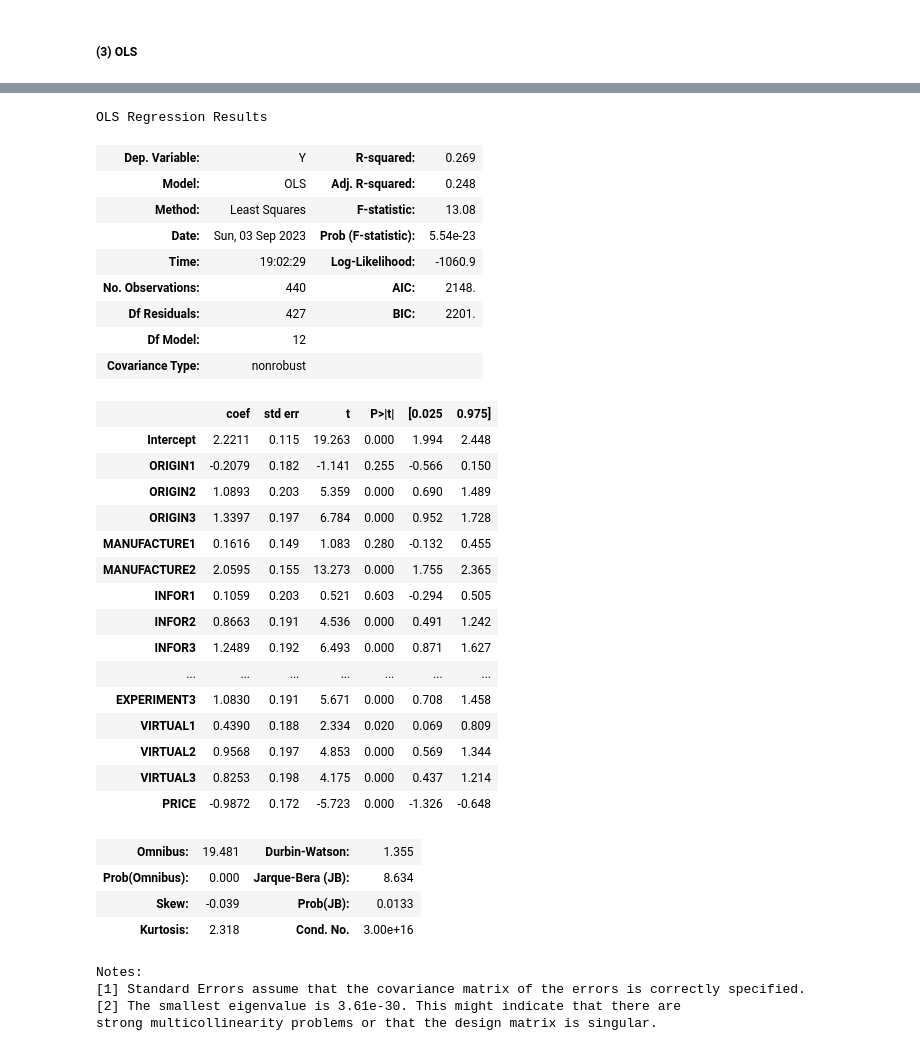
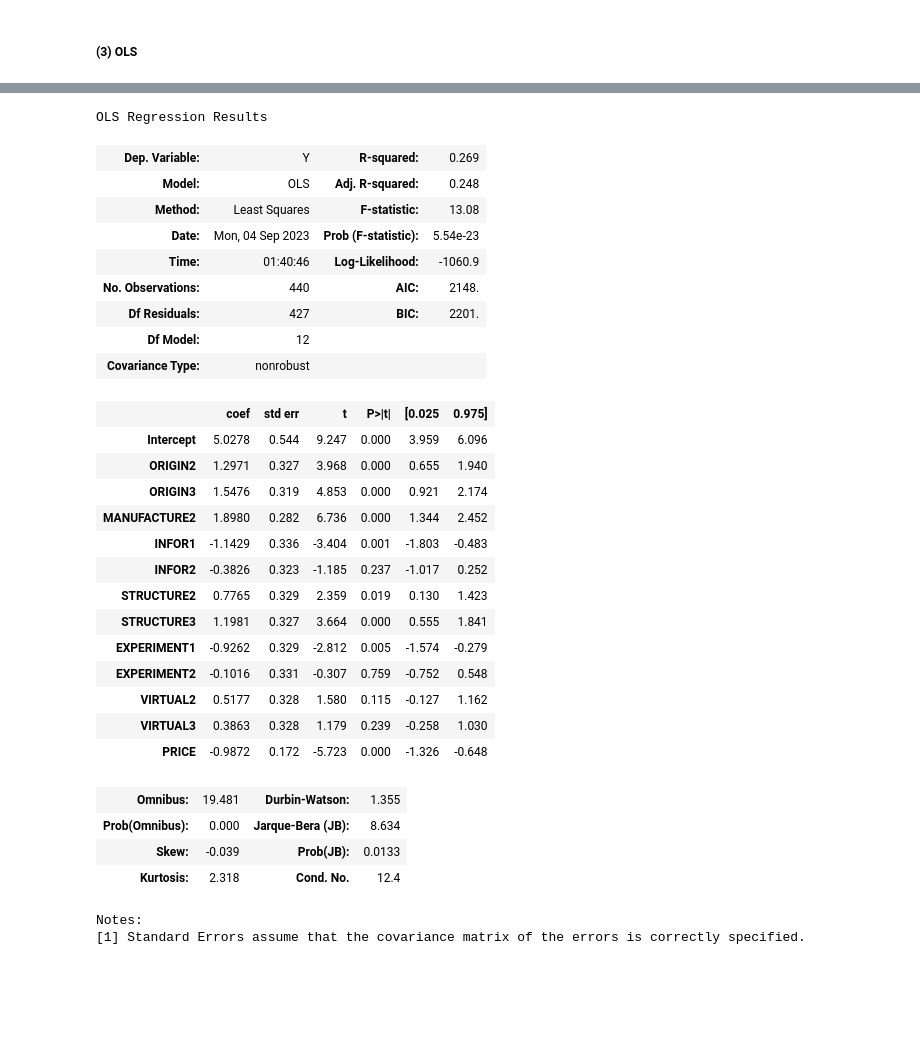
Before and after one commit to hyeondk/Bio-Economic-Value, a Jupyter notebook: 2. Analysis Code/1. Preliminary Survey/1. 천연물 예비설문_전처리 및 OLS.ipynb, the cells around one changed output, grey strips where cells are left out. Saved outputs shown, nothing was run; the diff lists cells and outputs as text; code cells hidden in the pictures; blank space fills up the shorter version.

```diff
--- a/2. Analysis Code/1. Preliminary Survey/1. 천연물 예비설문_전처리 및 OLS.ipynb
+++ b/2. Analysis Code/1. Preliminary Survey/1. 천연물 예비설문_전처리 및 OLS.ipynb
@@ -648,44 +687,49 @@ spss_ols_data.columns.to_list()[2:-1]
+# %%
+# Independent variable
+dummy_x = ['ORIGIN2', 'ORIGIN3',         # 기준변수 : ORIGIN1
+           'MANUFACTURE2',               # 기준변수 : MANUFACTURE1
+           'INFOR1', 'INFOR2',           # 기준변수 : INFOR3
+           'STRUCTURE2', 'STRUCTURE3',   # 기준변수 : STRUCTURE1
+           'EXPERIMENT1', 'EXPERIMENT2', # 기준변수 : EXPERIMENT3
+           'VIRTUAL2', 'VIRTUAL3',       # 기준변수 : VIRTUAL1
+           'PRICE']
 # %%
 # OLS
 # Dependent variable : Y
-# Independent variable : ORIGIN1 ~ PRICE(속성 및 수준)
-spss_natural_ols = ols('Y ~ ' + ' + '.join(spss_ols_data.columns.to_list()[2:-1]), data=spss_ols_data).fit()
+# Independent variable : dummy_x
+spss_natural_ols = ols('Y ~ ' + ' + '.join(dummy_x), data=spss_ols_data).fit()
 spss_natural_ols.summary()
 # %% [output]
 OLS Regression Results
 | Dep. Variable: | Y | R-squared: | 0.269 |
 | Model: | OLS | Adj. R-squared: | 0.248 |
 | Method: | Least Squares | F-statistic: | 13.08 |
-| Date: | Sun, 03 Sep 2023 | Prob (F-statistic): | 5.54e-23 |
-| Time: | 19:02:29 | Log-Likelihood: | -1060.9 |
+| Date: | Mon, 04 Sep 2023 | Prob (F-statistic): | 5.54e-23 |
+| Time: | 01:40:46 | Log-Likelihood: | -1060.9 |
 | No. Observations: | 440 | AIC: | 2148. |
 | Df Residuals: | 427 | BIC: | 2201. |
 | Df Model: | 12 |  |  |
 | Covariance Type: | nonrobust |  |  |
 |  | coef | std err | t | P>|t| | [0.025 | 0.975] |
-| Intercept | 2.2211 | 0.115 | 19.263 | 0.000 | 1.994 | 2.448 |
-| ORIGIN1 | -0.2079 | 0.182 | -1.141 | 0.255 | -0.566 | 0.150 |
-| ORIGIN2 | 1.0893 | 0.203 | 5.359 | 0.000 | 0.690 | 1.489 |
-| ORIGIN3 | 1.3397 | 0.197 | 6.784 | 0.000 | 0.952 | 1.728 |
-| MANUFACTURE1 | 0.1616 | 0.149 | 1.083 | 0.280 | -0.132 | 0.455 |
-| MANUFACTURE2 | 2.0595 | 0.155 | 13.273 | 0.000 | 1.755 | 2.365 |
-| INFOR1 | 0.1059 | 0.203 | 0.521 | 0.603 | -0.294 | 0.505 |
-| INFOR2 | 0.8663 | 0.191 | 4.536 | 0.000 | 0.491 | 1.242 |
-| INFOR3 | 1.2489 | 0.192 | 6.493 | 0.000 | 0.871 | 1.627 |
-| ... | ... | ... | ... | ... | ... | ... |
-| EXPERIMENT3 | 1.0830 | 0.191 | 5.671 | 0.000 | 0.708 | 1.458 |
-| VIRTUAL1 | 0.4390 | 0.188 | 2.334 | 0.020 | 0.069 | 0.809 |
-| VIRTUAL2 | 0.9568 | 0.197 | 4.853 | 0.000 | 0.569 | 1.344 |
-| VIRTUAL3 | 0.8253 | 0.198 | 4.175 | 0.000 | 0.437 | 1.214 |
+| Intercept | 5.0278 | 0.544 | 9.247 | 0.000 | 3.959 | 6.096 |
+| ORIGIN2 | 1.2971 | 0.327 | 3.968 | 0.000 | 0.655 | 1.940 |
+| ORIGIN3 | 1.5476 | 0.319 | 4.853 | 0.000 | 0.921 | 2.174 |
+| MANUFACTURE2 | 1.8980 | 0.282 | 6.736 | 0.000 | 1.344 | 2.452 |
+| INFOR1 | -1.1429 | 0.336 | -3.404 | 0.001 | -1.803 | -0.483 |
+| INFOR2 | -0.3826 | 0.323 | -1.185 | 0.237 | -1.017 | 0.252 |
+| STRUCTURE2 | 0.7765 | 0.329 | 2.359 | 0.019 | 0.130 | 1.423 |
+| STRUCTURE3 | 1.1981 | 0.327 | 3.664 | 0.000 | 0.555 | 1.841 |
+| EXPERIMENT1 | -0.9262 | 0.329 | -2.812 | 0.005 | -1.574 | -0.279 |
+| EXPERIMENT2 | -0.1016 | 0.331 | -0.307 | 0.759 | -0.752 | 0.548 |
+| VIRTUAL2 | 0.5177 | 0.328 | 1.580 | 0.115 | -0.127 | 1.162 |
+| VIRTUAL3 | 0.3863 | 0.328 | 1.179 | 0.239 | -0.258 | 1.030 |
 | PRICE | -0.9872 | 0.172 | -5.723 | 0.000 | -1.326 | -0.648 |
 | Omnibus: | 19.481 | Durbin-Watson: | 1.355 |
 | Prob(Omnibus): | 0.000 | Jarque-Bera (JB): | 8.634 |
 | Skew: | -0.039 | Prob(JB): | 0.0133 |
-| Kurtosis: | 2.318 | Cond. No. | 3.00e+16 |
+| Kurtosis: | 2.318 | Cond. No. | 12.4 |
 Notes:
 [1] Standard Errors assume that the covariance matrix of the errors is correctly specified.
-[2] The smallest eigenvalue is 3.61e-30. This might indicate that there are
-strong multicollinearity problems or that the design matrix is singular.
 # %% [markdown]
 ##### (4) SPSS 유틸리티 추정과 비교
 ##### **Utility 산출 과정**
```
Also changed, not shown: parts of 10 cells of this notebook.
